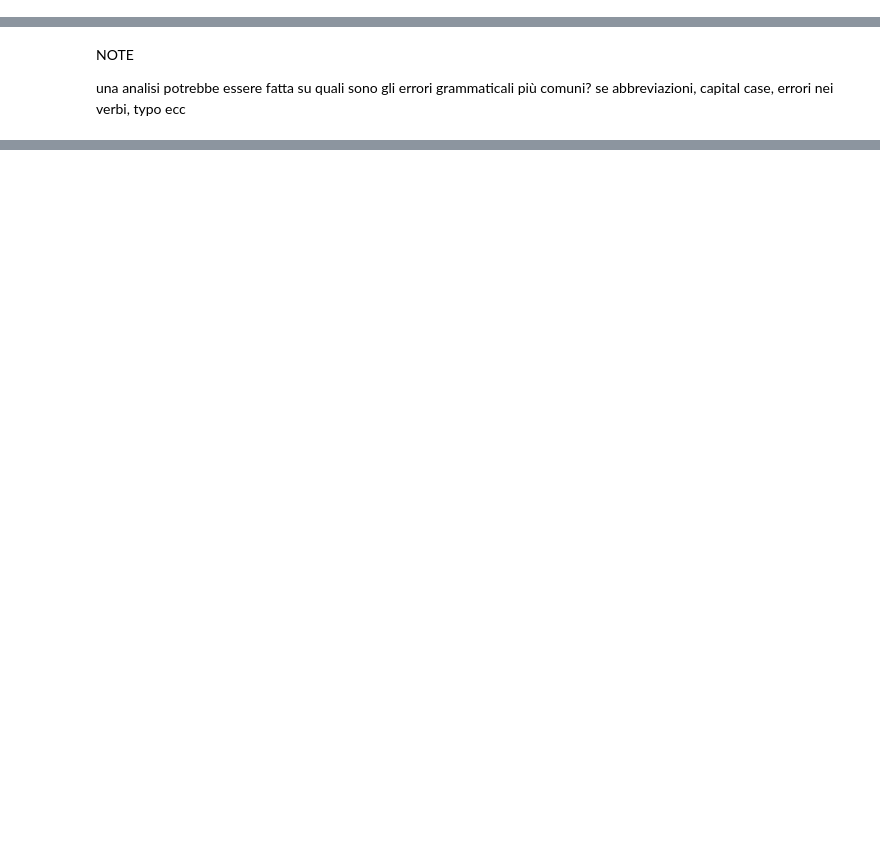
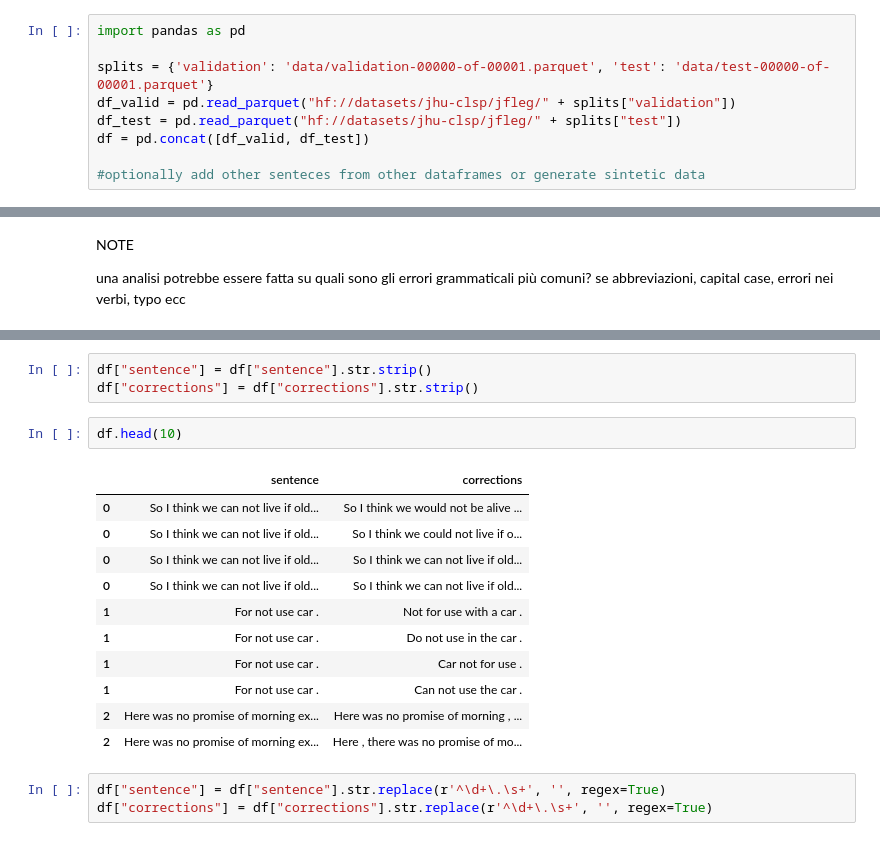
Before and after one commit to Sopralapanca/jet-brains-internship-challenge, a Jupyter notebook: [JBI]ImprovingWritingAssistance.ipynb, the cells around one changed output, grey strips where cells are left out. Saved outputs shown, nothing was run; the diff lists cells and outputs as text; blank space fills up the shorter version.

```diff
--- a/[JBI]ImprovingWritingAssistance.ipynb
+++ b/[JBI]ImprovingWritingAssistance.ipynb
@@ -36,0 +79,9 @@ warning: You appear to have cloned an empty repository.
+# %%
+import pandas as pd
+
+splits = {'validation': 'data/validation-00000-of-00001.parquet', 'test': 'data/test-00000-of-00001.parquet'}
+df_valid = pd.read_parquet("hf://datasets/jhu-clsp/jfleg/" + splits["validation"])
+df_test = pd.read_parquet("hf://datasets/jhu-clsp/jfleg/" + splits["test"])
+df = pd.concat([df_valid, df_test])
+
+#optionally add other senteces from other dataframes or generate sintetic data
@@ -40,0 +123,20 @@ una analisi potrebbe essere fatta su quali sono gli errori grammaticali più com
+# %%
+df["sentence"] = df["sentence"].str.strip()
+df["corrections"] = df["corrections"].str.strip()
+# %%
+df.head(10)
+# %% [output]
+|  | sentence | corrections |
+| 0 | So I think we can not live if old... | So I think we would not be alive ... |
+| 0 | So I think we can not live if old... | So I think we could not live if o... |
+| 0 | So I think we can not live if old... | So I think we can not live if old... |
+| 0 | So I think we can not live if old... | So I think we can not live if old... |
+| 1 | For not use car . | Not for use with a car . |
+| 1 | For not use car . | Do not use in the car . |
+| 1 | For not use car . | Car not for use . |
+| 1 | For not use car . | Can not use the car . |
+| 2 | Here was no promise of morning ex... | Here was no promise of morning , ... |
+| 2 | Here was no promise of morning ex... | Here , there was no promise of mo... |
+# %%
+df["sentence"] = df["sentence"].str.replace(r'^\d+\.\s+', '', regex=True)
+df["corrections"] = df["corrections"].str.replace(r'^\d+\.\s+', '', regex=True)
```
Also changed, not shown: parts of 25 cells of this notebook.
